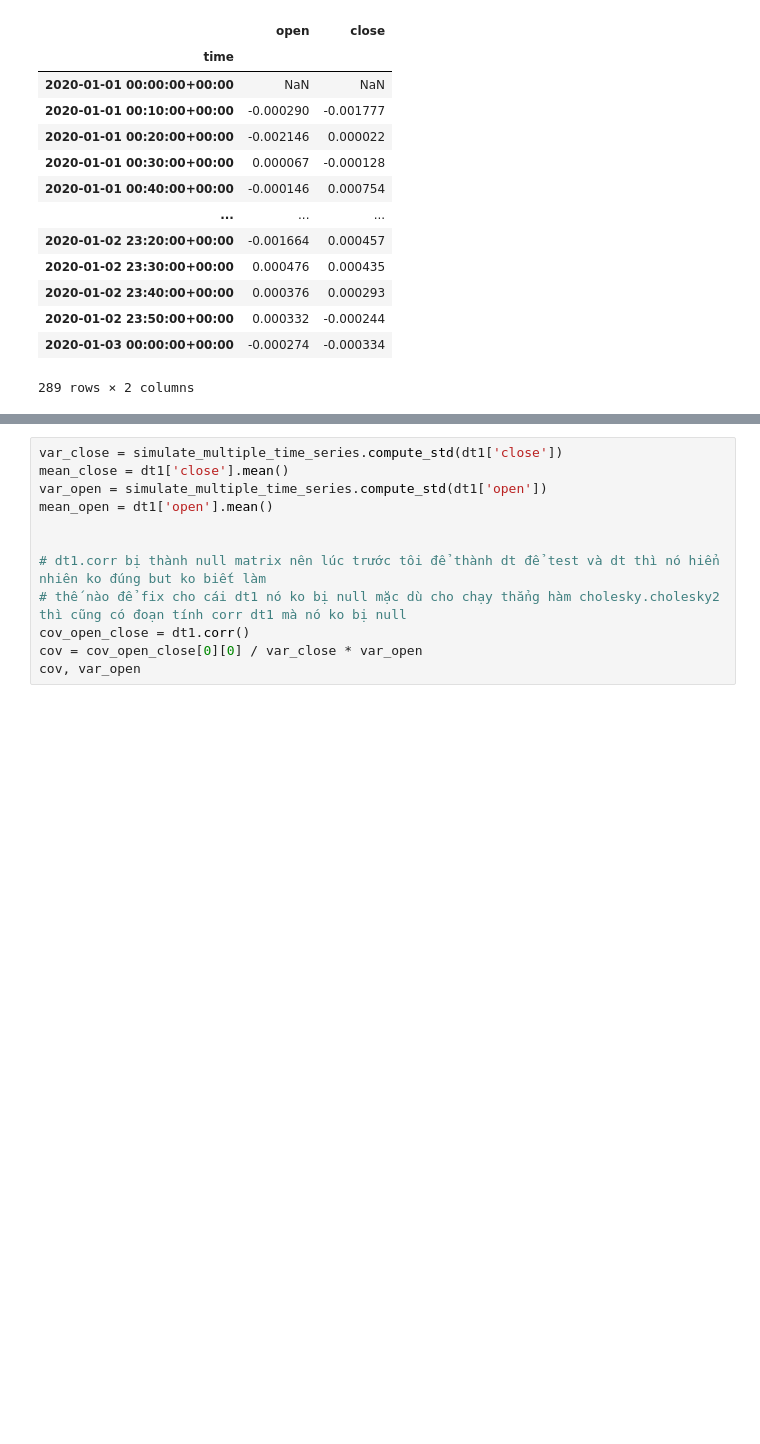
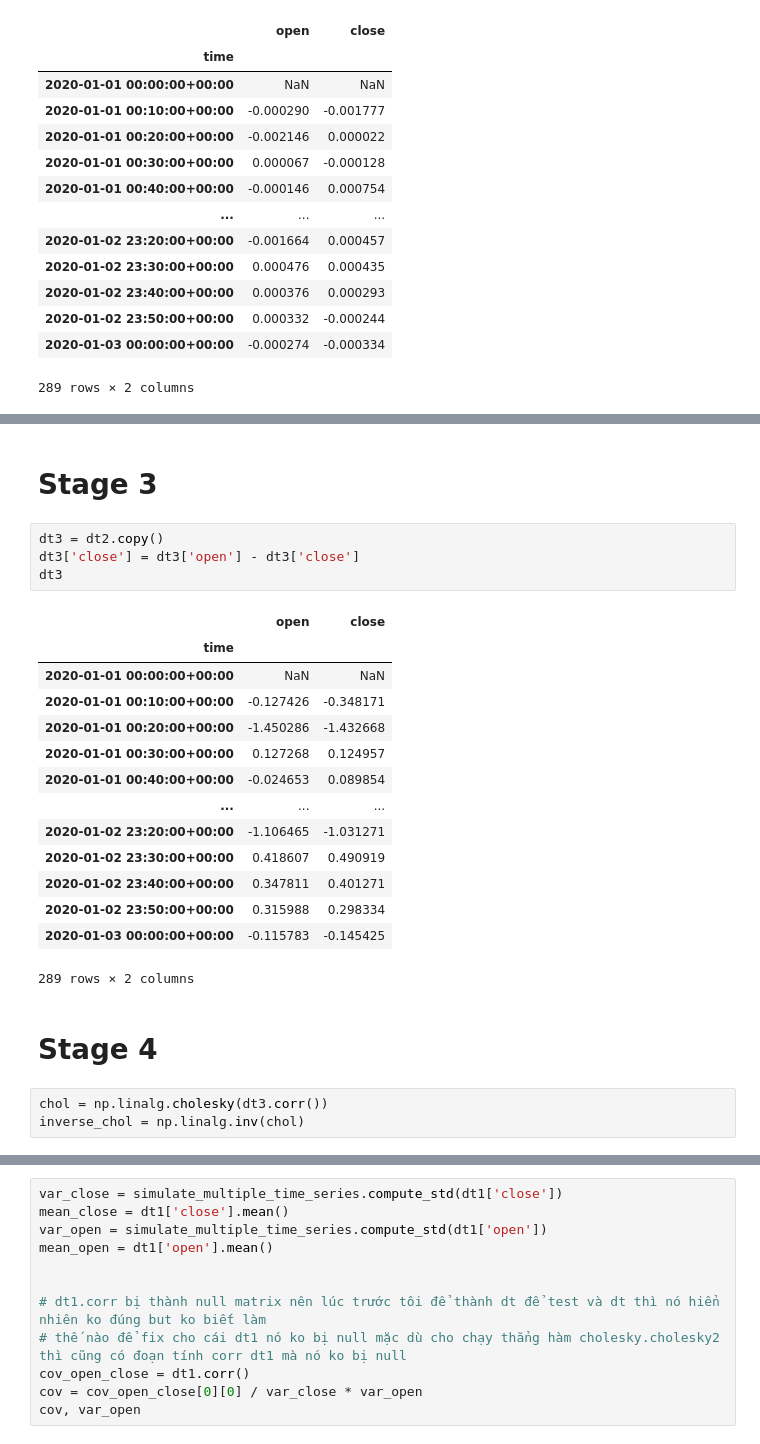
Before and after one commit to Bin1711/Binance, a Jupyter notebook: simulation_test.ipynb, the cells around one changed output, grey strips where cells are left out. Cells and saved outputs as stored; diff of their text form; blank space fills up the shorter version.

```diff
--- a/simulation_test.ipynb
+++ b/simulation_test.ipynb
@@ -77,0 +131,26 @@ dt1
+# %% [markdown]
+# Stage 3
+# %%
+dt3 = dt2.copy()
+dt3['close'] = dt3['open'] - dt3['close']
+dt3
+# %% [output]
+|  | open | close |
+| time |  |  |
+| 2020-01-01 00:00:00+00:00 | NaN | NaN |
+| 2020-01-01 00:10:00+00:00 | -0.127426 | -0.348171 |
+| 2020-01-01 00:20:00+00:00 | -1.450286 | -1.432668 |
+| 2020-01-01 00:30:00+00:00 | 0.127268 | 0.124957 |
+| 2020-01-01 00:40:00+00:00 | -0.024653 | 0.089854 |
+| ... | ... | ... |
+| 2020-01-02 23:20:00+00:00 | -1.106465 | -1.031271 |
+| 2020-01-02 23:30:00+00:00 | 0.418607 | 0.490919 |
+| 2020-01-02 23:40:00+00:00 | 0.347811 | 0.401271 |
+| 2020-01-02 23:50:00+00:00 | 0.315988 | 0.298334 |
+| 2020-01-03 00:00:00+00:00 | -0.115783 | -0.145425 |
+289 rows × 2 columns
+# %% [markdown]
+# Stage 4
+# %%
+chol = np.linalg.cholesky(dt3.corr())
+inverse_chol = np.linalg.inv(chol)
```
Also changed, not shown: parts of 36 cells of this notebook.
